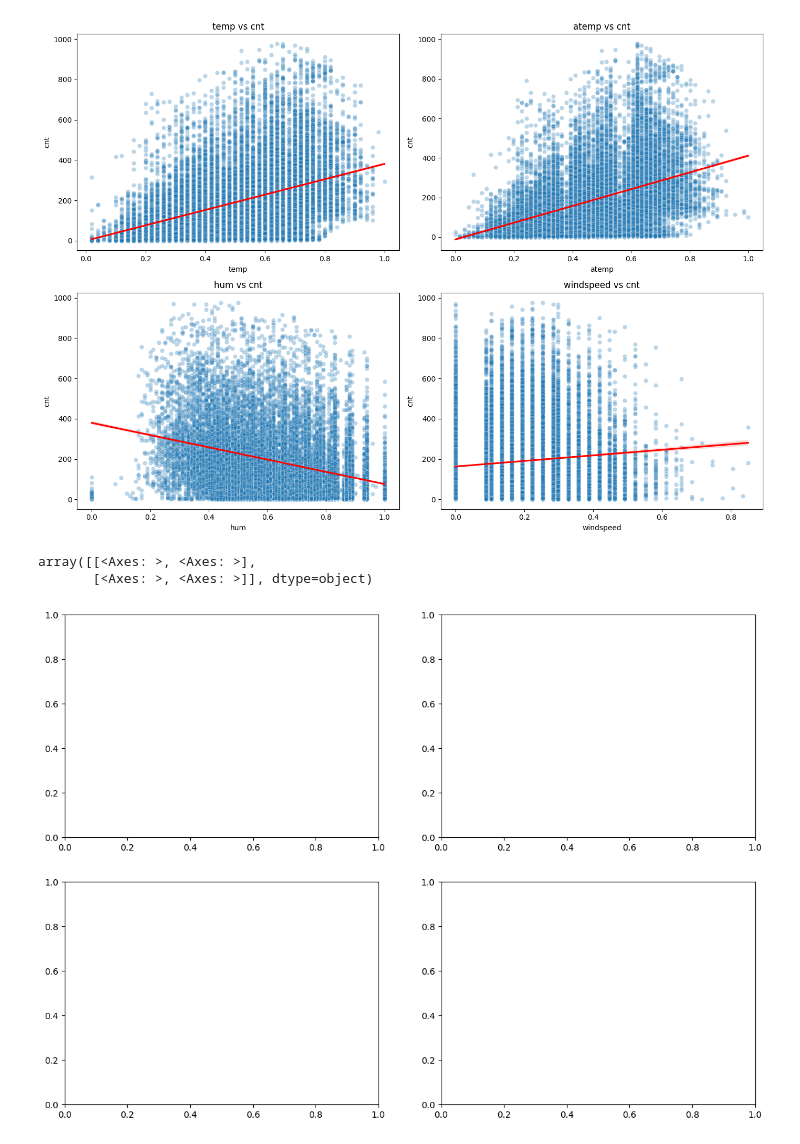
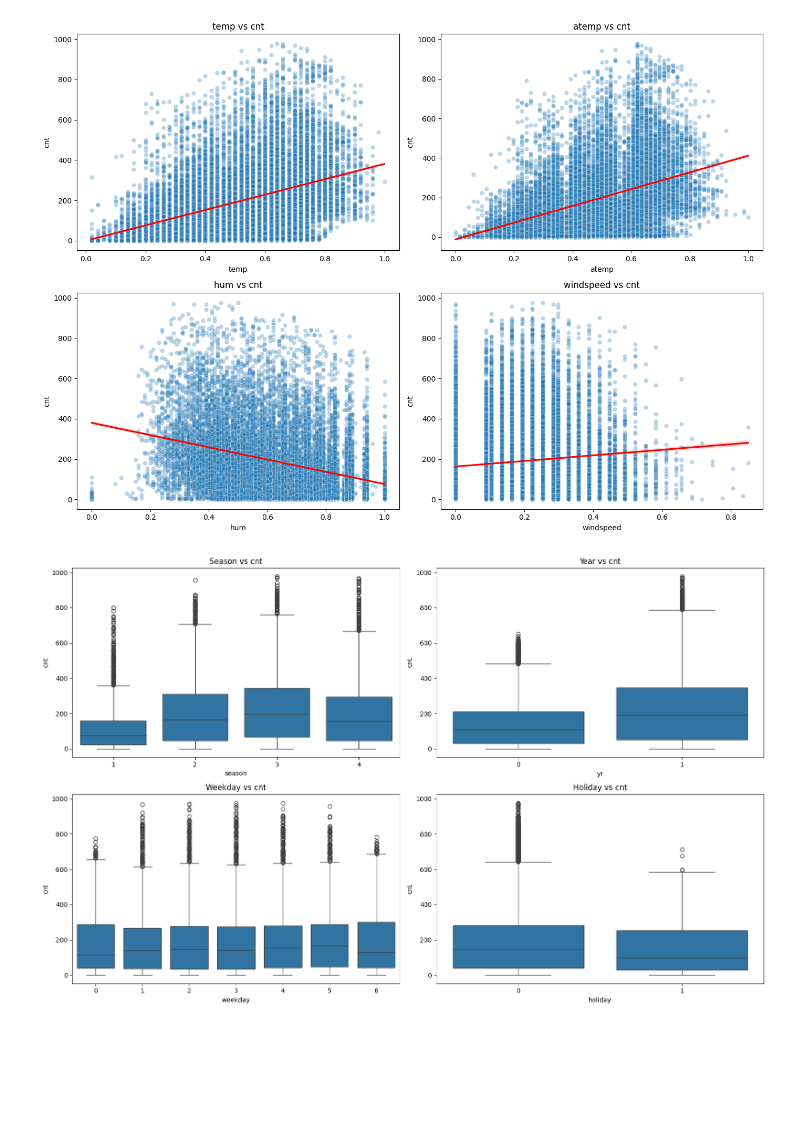
Before and after one commit to Pavan-jangid-here/ML-Projects, a Jupyter notebook: 6. Bike Sharing Dataset/Modelling.ipynb, the cells around one changed output. Saved outputs shown, nothing was run; the diff lists cells and outputs as text; code cells hidden in the pictures; blank space fills up the shorter version.

Commit message:
Box plot visuals

```diff
--- a/6. Bike Sharing Dataset/Modelling.ipynb
+++ b/6. Bike Sharing Dataset/Modelling.ipynb
@@ -346,10 +346,21 @@ for ax, col in zip(axes.flatten(), cont_features):
 plt.tight_layout()
 # %% [output]
 [figure]
-# %%
-fig, axes = plt.subplots(2, 2, figsize=(14, 10))
-axes
-# %% [output]
-array([[<Axes: >, <Axes: >],
-       [<Axes: >, <Axes: >]], dtype=object)
-[figure, removed]
+# %%
+fig, axes = plt.subplots(2, 2, figsize=(16, 10))
+
+sns.boxplot(data=df_hour, x="season", y="cnt", ax=axes[0, 0])
+axes[0, 0].set_title("Season vs cnt")
+
+sns.boxplot(data=df_hour, x="yr", y="cnt", ax=axes[0, 1])
+axes[0, 1].set_title("Year vs cnt")
+
+sns.boxplot(data=df_hour, x="weekday", y="cnt", ax=axes[1, 0])
+axes[1, 0].set_title("Weekday vs cnt")
+
+sns.boxplot(data=df_hour, x="holiday", y="cnt", ax=axes[1, 1])
+axes[1, 1].set_title("Holiday vs cnt")
+
+plt.tight_layout()
+# %% [output]
+[figure, added]
```
